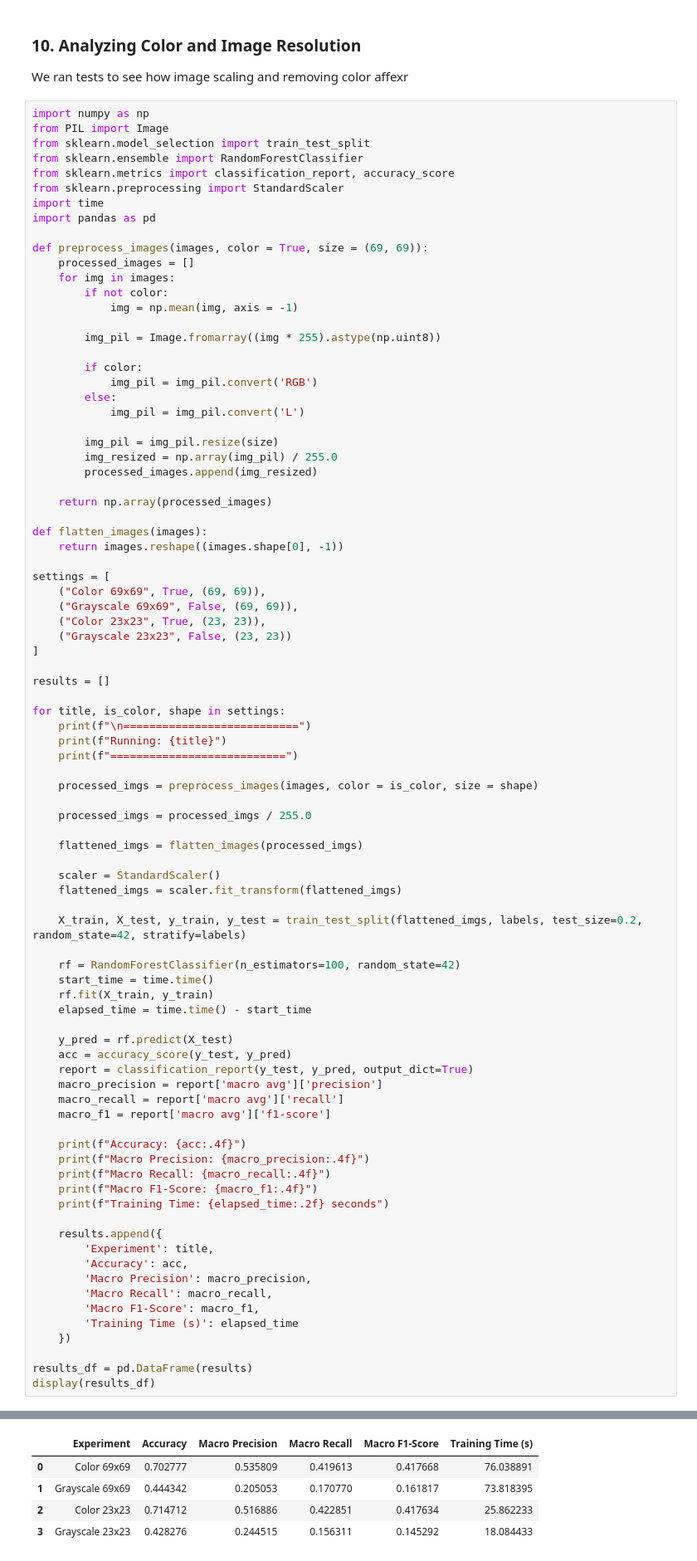
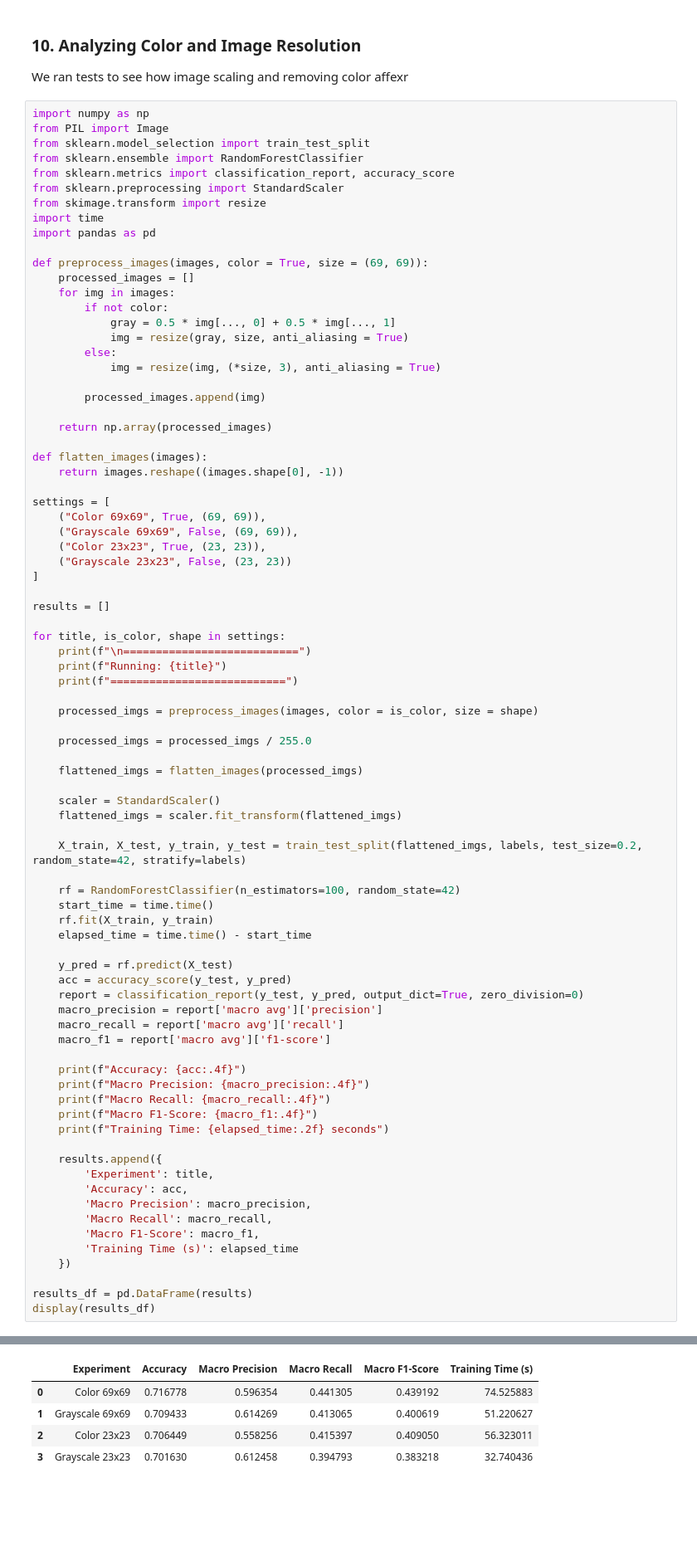
Before and after one commit to gfernan5/galaxy_classifier, a Jupyter notebook: galaxy_classifier.ipynb, the cells around one changed output, grey strips where cells are left out. Shown at 83% size. Cells and saved outputs as stored; diff of their text form; blank space fills up the shorter version.

```diff
--- a/galaxy_classifier.ipynb
+++ b/galaxy_classifier.ipynb
@@ -545,6 +545,7 @@ from sklearn.model_selection import train_test_split
 from sklearn.ensemble import RandomForestClassifier
 from sklearn.metrics import classification_report, accuracy_score
 from sklearn.preprocessing import StandardScaler
+from skimage.transform import resize
 import time
 import pandas as pd
 
@@ -552,18 +553,12 @@ def preprocess_images(images, color = True, size = (69, 69)):
     processed_images = []
     for img in images:
         if not color:
-            img = np.mean(img, axis = -1)
+            gray = 0.5 * img[..., 0] + 0.5 * img[..., 1]
+            img = resize(gray, size, anti_aliasing = True)
+        else:
+            img = resize(img, (*size, 3), anti_aliasing = True)
 
-        img_pil = Image.fromarray((img * 255).astype(np.uint8))
-
-        if color:
-            img_pil = img_pil.convert('RGB')
-        else:
-            img_pil = img_pil.convert('L')
-
-        img_pil = img_pil.resize(size)
-        img_resized = np.array(img_pil) / 255.0
-        processed_images.append(img_resized)
+        processed_images.append(img)
 
     return np.array(processed_images)
 
@@ -602,7 +597,7 @@ for title, is_color, shape in settings:
 
     y_pred = rf.predict(X_test)
     acc = accuracy_score(y_test, y_pred)
-    report = classification_report(y_test, y_pred, output_dict=True)
+    report = classification_report(y_test, y_pred, output_dict=True, zero_division=0)
     macro_precision = report['macro avg']['precision']
     macro_recall = report['macro avg']['recall']
     macro_f1 = report['macro avg']['f1-score']
@@ -663,8 +658,8 @@ Training Time: 18.08 seconds
 |  | Experiment | Accuracy | Macro Precision | Macro Recall | Macro F1-Score | Training Time (s) |
-| 0 | Color 69x69 | 0.702777 | 0.535809 | 0.419613 | 0.417668 | 76.038891 |
-| 1 | Grayscale 69x69 | 0.444342 | 0.205053 | 0.170770 | 0.161817 | 73.818395 |
-| 2 | Color 23x23 | 0.714712 | 0.516886 | 0.422851 | 0.417634 | 25.862233 |
-| 3 | Grayscale 23x23 | 0.428276 | 0.244515 | 0.156311 | 0.145292 | 18.084433 |
+| 0 | Color 69x69 | 0.716778 | 0.596354 | 0.441305 | 0.439192 | 74.525883 |
+| 1 | Grayscale 69x69 | 0.709433 | 0.614269 | 0.413065 | 0.400619 | 51.220627 |
+| 2 | Color 23x23 | 0.706449 | 0.558256 | 0.415397 | 0.409050 | 56.323011 |
+| 3 | Grayscale 23x23 | 0.701630 | 0.612458 | 0.394793 | 0.383218 | 32.740436 |
 # %%
 # Plot
 # Ensure the experiments are in a consistent order
```
Also changed, not shown: parts of 3 cells of this notebook.
